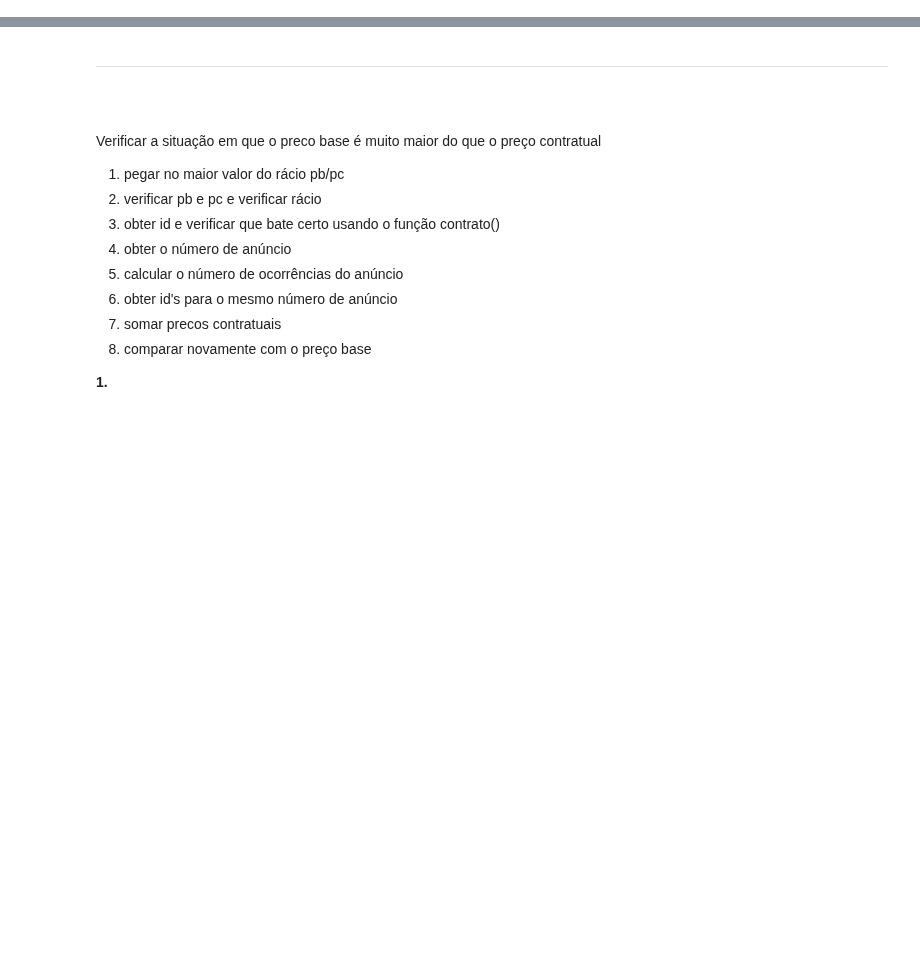
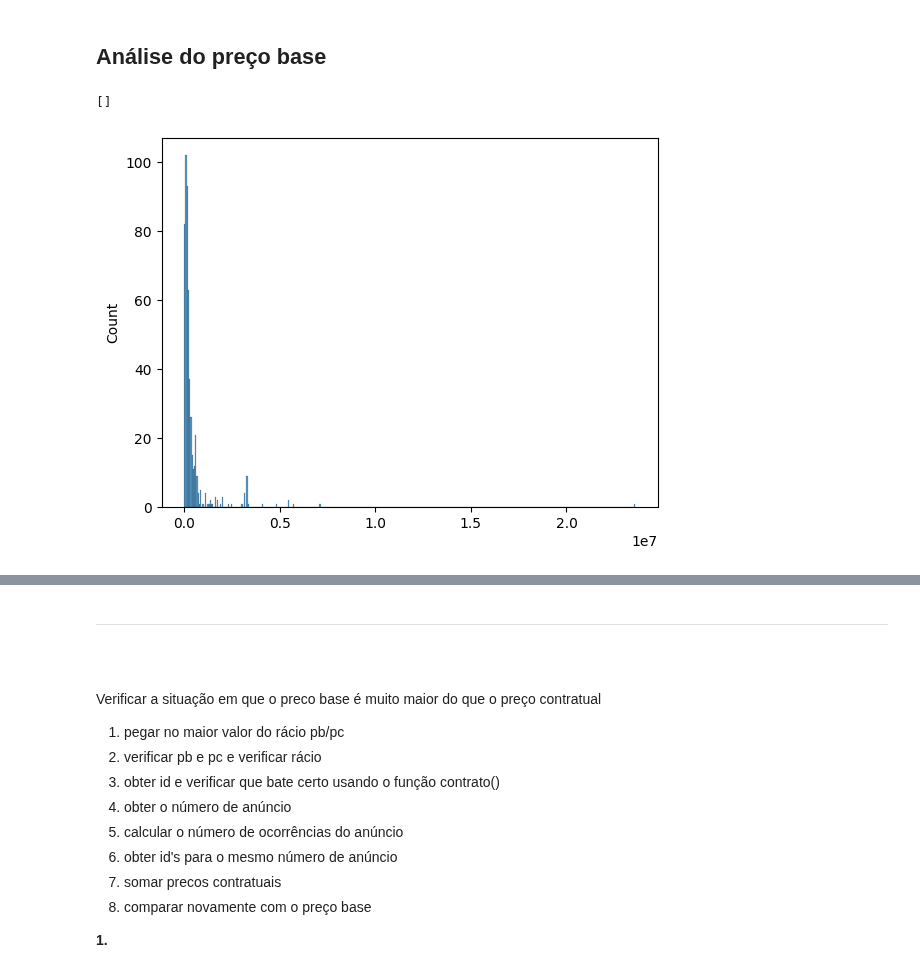
Before and after one commit to francisco-vpereira/ForceraIntership, a Jupyter notebook: forcera/scripts/contratospublicos.ipynb, the cells around one changed output, grey strips where cells are left out. Cells and saved outputs as stored; diff of their text form; code cells hidden in the pictures; blank space fills up the shorter version.

```diff
--- a/forcera/scripts/contratospublicos.ipynb
+++ b/forcera/scripts/contratospublicos.ipynb
@@ -70,0 +84,8 @@ f = redflag(pb, pc, 0.1, cpub, 20)
+# %% [markdown]
+## Análise do preço base
+# %%
+sns.histplot(pb)
+plt.plot()
+# %% [output]
+[]
+[figure, added]
```
Also changed, not shown: parts of 23 cells of this notebook, 3 other files.
